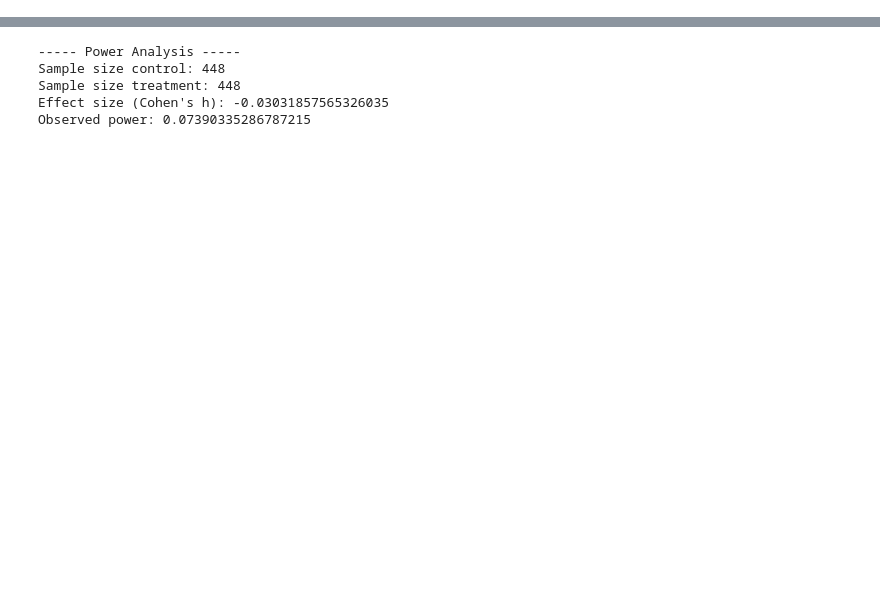
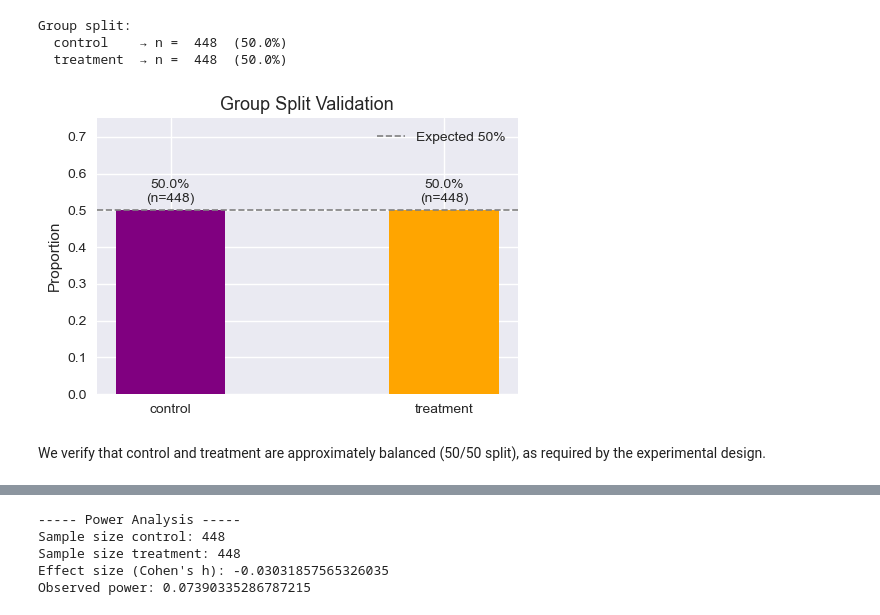
Before and after one commit to Luciamusizzano/DEGO-project_team50, a Jupyter notebook: analysis.ipynb, the cells around one changed output, grey strips where cells are left out. Cells and saved outputs as stored; diff of their text form; code cells hidden in the pictures; blank space fills up the shorter version.

```diff
--- a/analysis.ipynb
+++ b/analysis.ipynb
@@ -326,0 +285,6 @@ Using the observed difference in the primary KPI (Plan CTR), we estimate the sta
+# %%
+# Drop unnecessary columns
+cols_to_keep = ['arm', 'kpi_y', 'kpi_x', 'scroll_depth_pct', 'exit_rate', 'arrival_time']
+df = df[cols_to_keep]
+
+df.head()
@@ -326,0 +342,31 @@ Using the observed difference in the primary KPI (Plan CTR), we estimate the sta
+# %%
+# Group proportions and absolute counts
+counts = df["arm"].value_counts()
+split  = df["arm"].value_counts(normalize=True)
+
+print("Group split:")
+for arm in counts.index:
+    print(f"  {arm:10s} → n = {counts[arm]:4d}  ({split[arm]:.1%})")
+print()
+
+# Visual validation
+fig, ax = plt.subplots(figsize=(5, 3.5))
+bars = ax.bar(counts.index, split.values, color=["purple", "orange"], width=0.4)
+ax.axhline(0.5, color="gray", linestyle="--", linewidth=1.2, label="Expected 50%")
+ax.set_title("Group Split Validation", fontsize=13)
+ax.set_ylabel("Proportion")
+ax.set_ylim(0, 0.75)
+for bar, arm, val in zip(bars, counts.index, split.values):
+    n = counts[arm]
+    ax.text(bar.get_x() + bar.get_width() / 2, bar.get_height() + 0.015,
+            f"{val:.1%}\n(n={n})", ha="center", va="bottom", fontsize=10)
+ax.legend()
+plt.tight_layout()
+plt.show()
+# %% [output]
+Group split:
+  control    → n =  448  (50.0%)
+  treatment  → n =  448  (50.0%)
+[figure, added]
+# %% [markdown]
+We verify that control and treatment are approximately balanced (50/50 split), as required by the experimental design.
```
Also changed, not shown: parts of 51 cells of this notebook.
